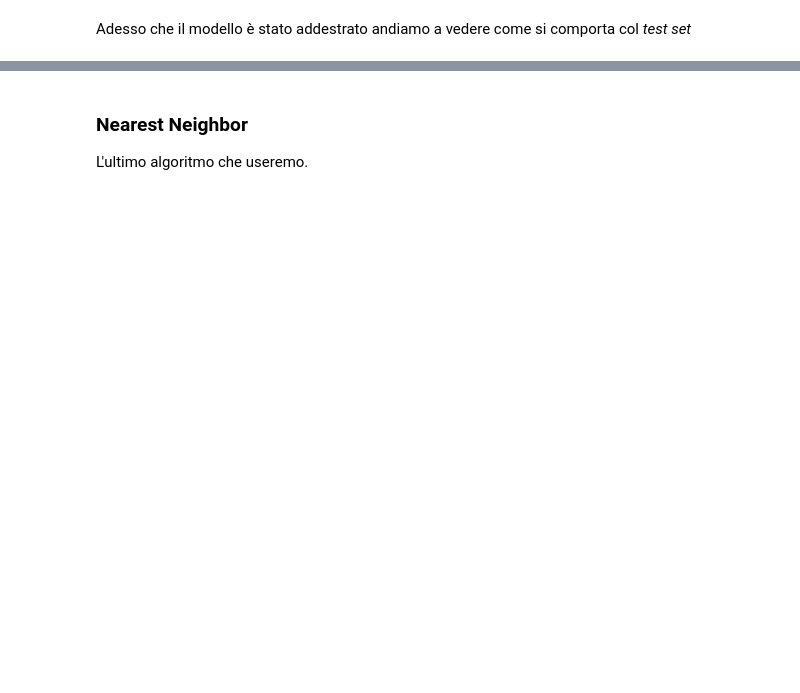
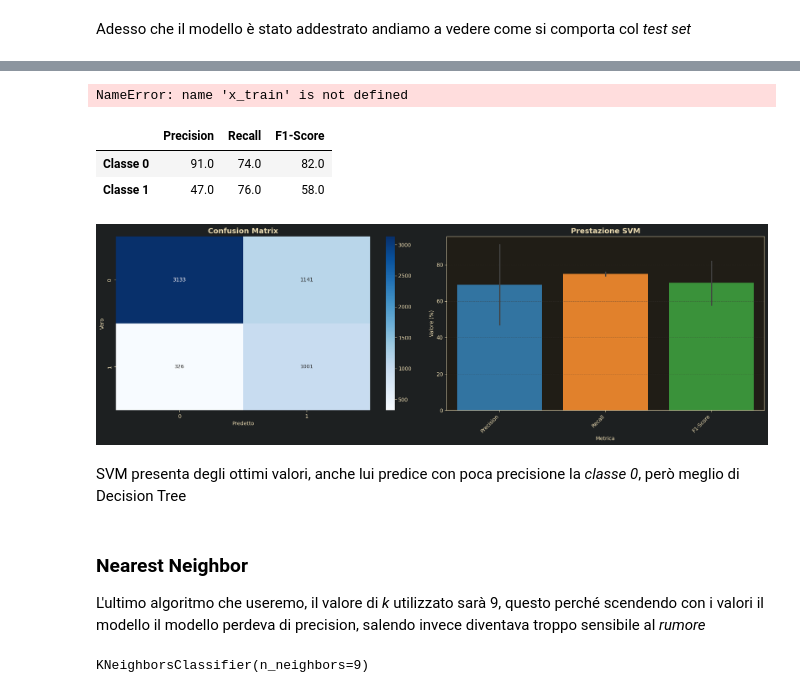
Before and after one commit to umbertofrega/Salary_Prediction, a Jupyter notebook: salary_classification.ipynb, the cells around one changed output, grey strips where cells are left out. Cells and saved outputs as stored; diff of their text form; code cells hidden in the pictures; blank space fills up the shorter version.

```diff
--- a/salary_classification.ipynb
+++ b/salary_classification.ipynb
@@ -239,19 +378,27 @@ Ci muoviamo a questa famiglia di algoritmi, _sklearn_ ci fornisce 3 classi per l
 # %%
 from sklearn import svm
-clf = svm.LinearSVC(class_weight = 'balanced')
-clf.fit(x_train,y_train)
-print("Modello Addestrato!")
+svm_clf = svm.LinearSVC(class_weight = "balanced")
+svm_clf.fit(x_train,y_train)
+# %% [output]
+NameError: name 'x_train' is not defined
 # %%
-y_pred = clf.predict(x_test)
+y_pred = svm_clf.predict(x_test)
 # %%
-mostra(y_test,y_pred,"SVM")
+analizza(y_test,y_pred,"SVM")
+# %% [output]
+|  | Precision | Recall | F1-Score |
+| Classe 0 | 91.0 | 74.0 | 82.0 |
+| Classe 1 | 47.0 | 76.0 | 58.0 |
+[figure, added]
+# %% [markdown]
+SVM presenta degli ottimi valori, anche lui predice con poca precisione la *classe 0*, però meglio di Decision Tree
 # %% [markdown]
 ### Nearest Neighbor
-L'ultimo algoritmo che useremo.
+L'ultimo algoritmo che useremo, il valore di _k_ utilizzato sarà 9, questo perché scendendo con i valori il modello il modello perdeva di precision, salendo invece diventava troppo sensibile al *rumore*
 # %%
 from sklearn.neighbors import KNeighborsClassifier
-neigh = KNeighborsClassifier(n_neighbors=3)
+neigh = KNeighborsClassifier(n_neighbors=9)
 neigh.fit(x_train,y_train)
-
-print("Modello Addestrato!")
+# %% [output]
+KNeighborsClassifier(n_neighbors=9)
 # %%
```
Also changed, not shown: parts of 43 cells of this notebook, 2 other files.
